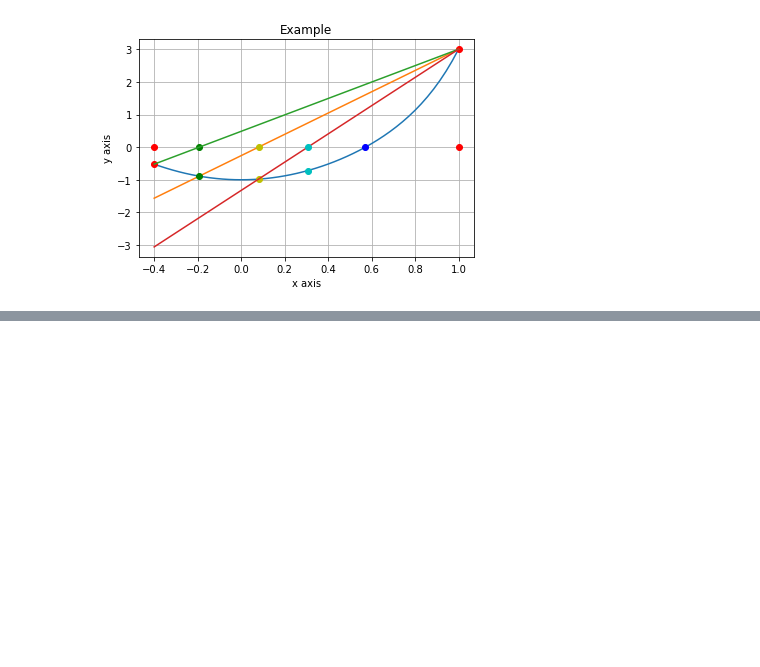
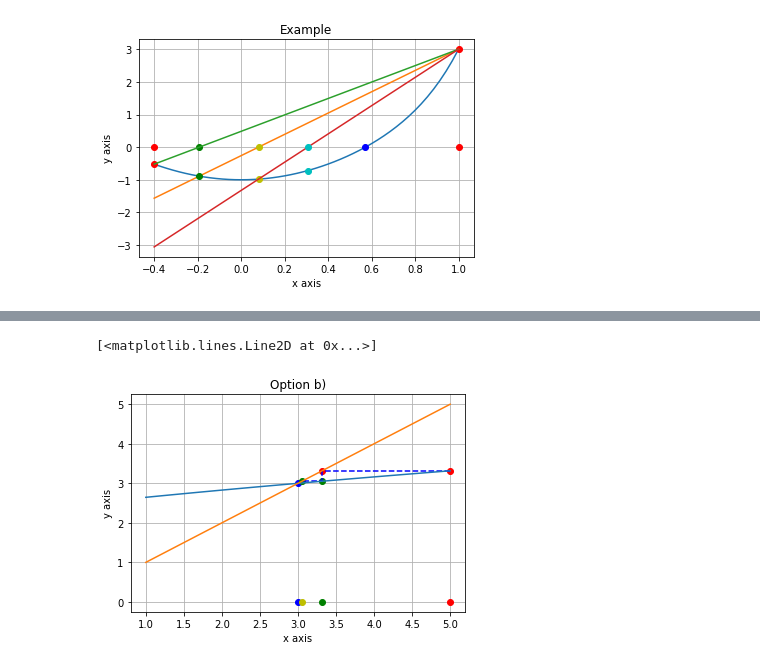
Before and after one commit to rodrigoescorcio/Numerical, a Jupyter notebook: Zeros de funções reais/bisection_method .ipynb, the cells around one changed output, grey strips where cells are left out. Cells and saved outputs as stored; diff of their text form; code cells hidden in the pictures; blank space fills up the shorter version.

```diff
--- a/Zeros de funções reais/bisection_method .ipynb
+++ b/Zeros de funções reais/bisection_method .ipynb
@@ -264,0 +297,33 @@ print'Your aproximated root is: '+str(x)+' and the number of iterations was: '+s
+# %%
+x1=[5,3.316624,3.316624,3.05231]
+y1=[3.316624,3.316624,3.05231,3.05231]
+x = np.linspace(1,5)
+
+
+plt.grid(True)
+plt.xlabel("x axis")
+plt.ylabel("y axis")
+plt.title("Option b)")
+
+plt.plot(3,0,'bo')
+plt.plot(3,3,'bo')
+
+plt.plot(5,0,'ro')
+plt.plot(5,3.316624,'ro')
+plt.plot(3.316624,3.316624,'ro')
+
+plt.plot(3.316624,3.05231,'go')
+plt.plot(3.05231,3.05231,'go')
+plt.plot(3.316624,0,'go')
+
+plt.plot(3.05231,0,'yo')
+
+plt.plot(x1,y1,'k--', color='blue')
+
+
+
+plt.plot(x,(x+6)**0.5)
+plt.plot(x,x)
+# %% [output]
+[<matplotlib.lines.Line2D at 0x...>]
+[figure, added]
```
Also changed, not shown: parts of 7 cells of this notebook.
